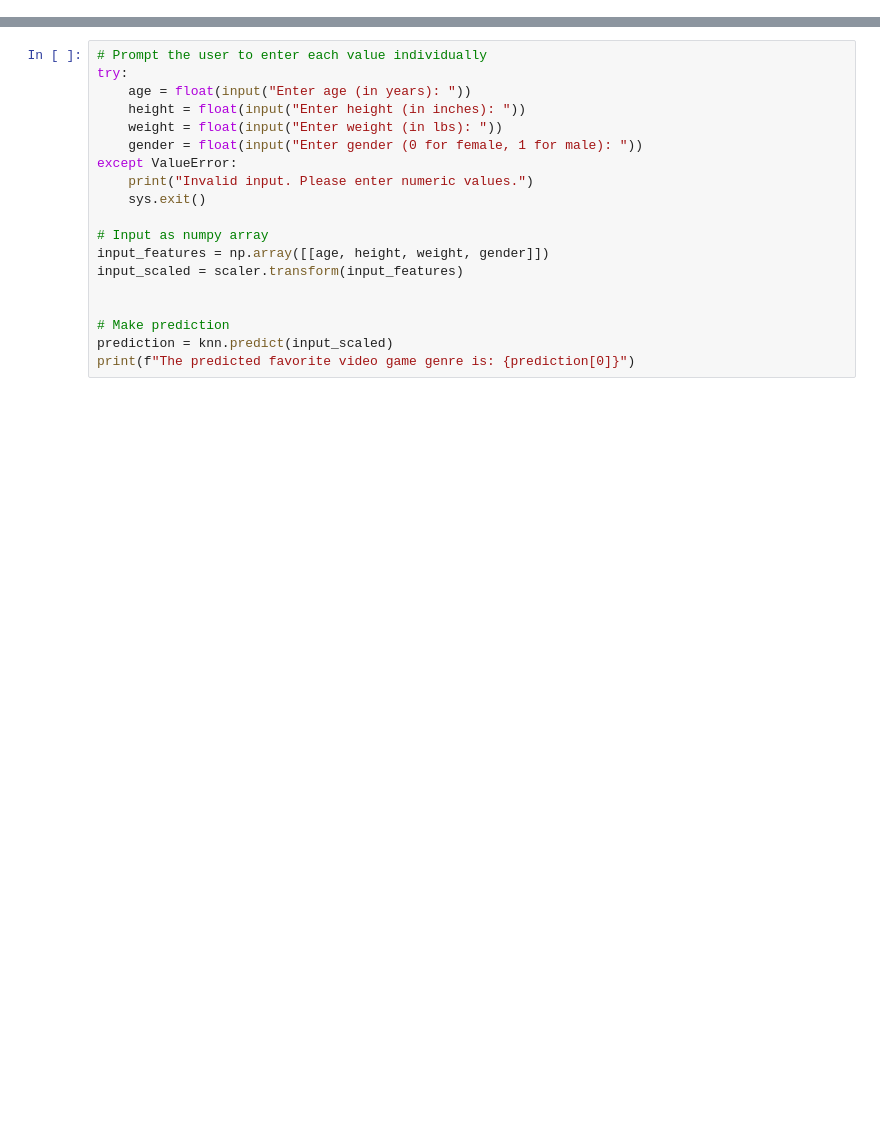
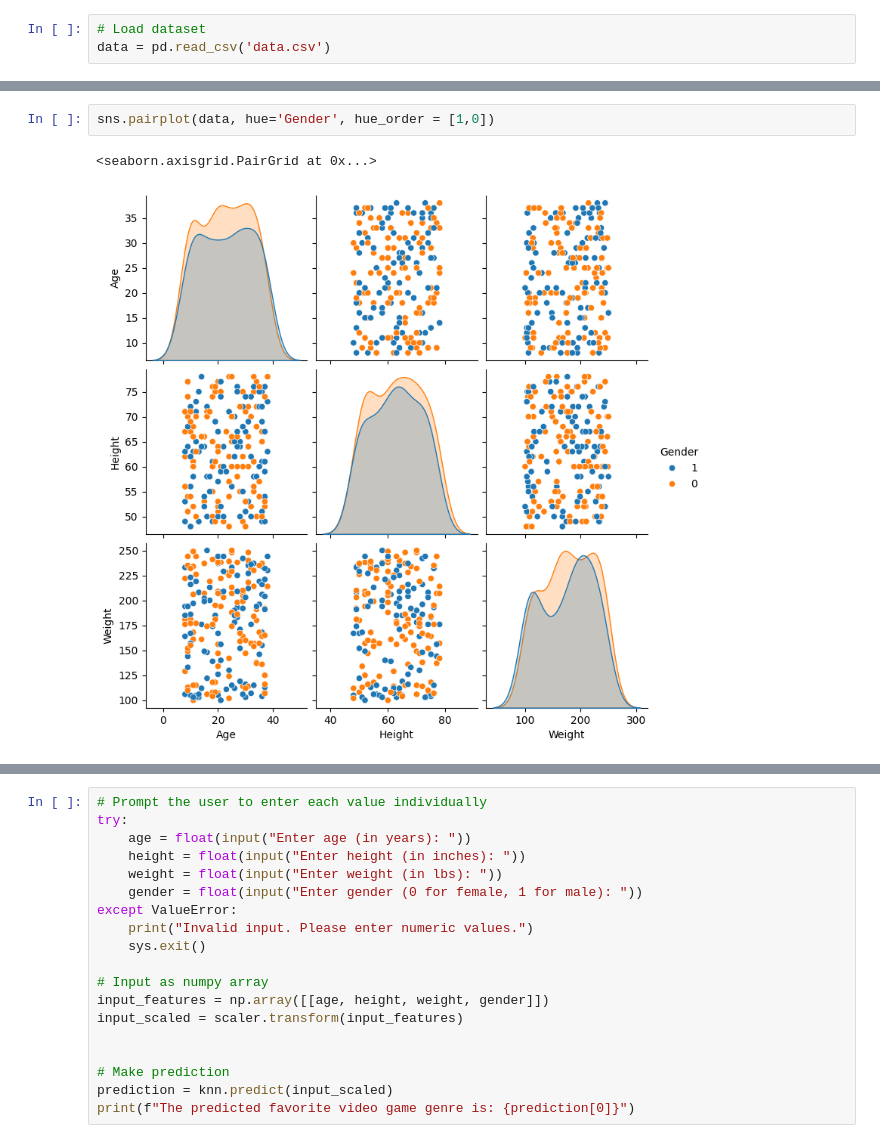
Before and after one commit to Ken-Alviola/CSC525, a Jupyter notebook: Mod2CT_test.ipynb, the cells around one changed output, grey strips where cells are left out. Drawn from its saved outputs; the diff is of its cells as text; blank space fills up the shorter version.

```diff
--- a/Mod2CT_test.ipynb
+++ b/Mod2CT_test.ipynb
@@ -0,0 +10,3 @@
+# %%
+# Load dataset
+data = pd.read_csv('data.csv')
@@ -0,0 +95,5 @@
+# %%
+sns.pairplot(data, hue='Gender', hue_order = [1,0])
+# %% [output]
+<seaborn.axisgrid.PairGrid at 0x...>
+[figure, added]
```
Also changed, not shown: parts of 18 cells of this notebook.
